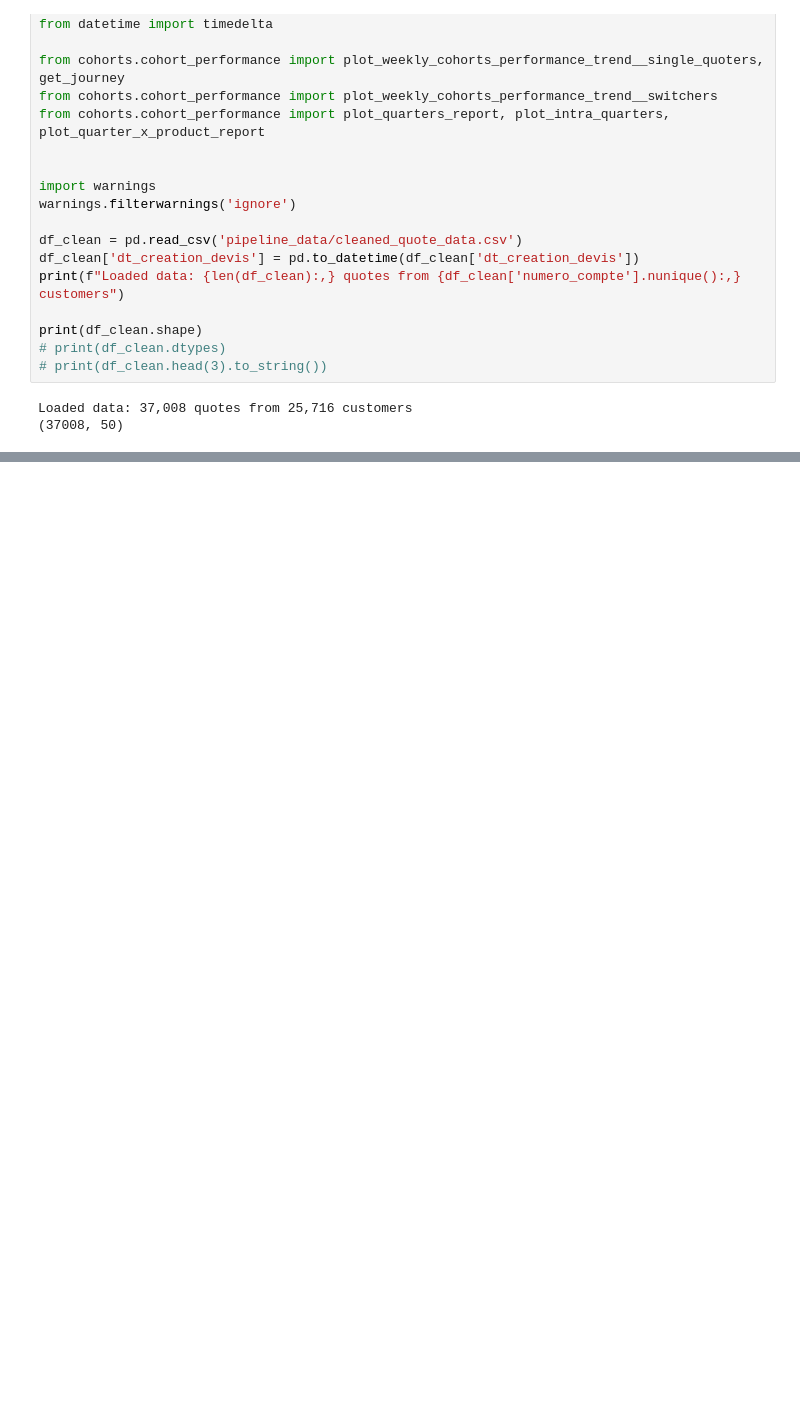
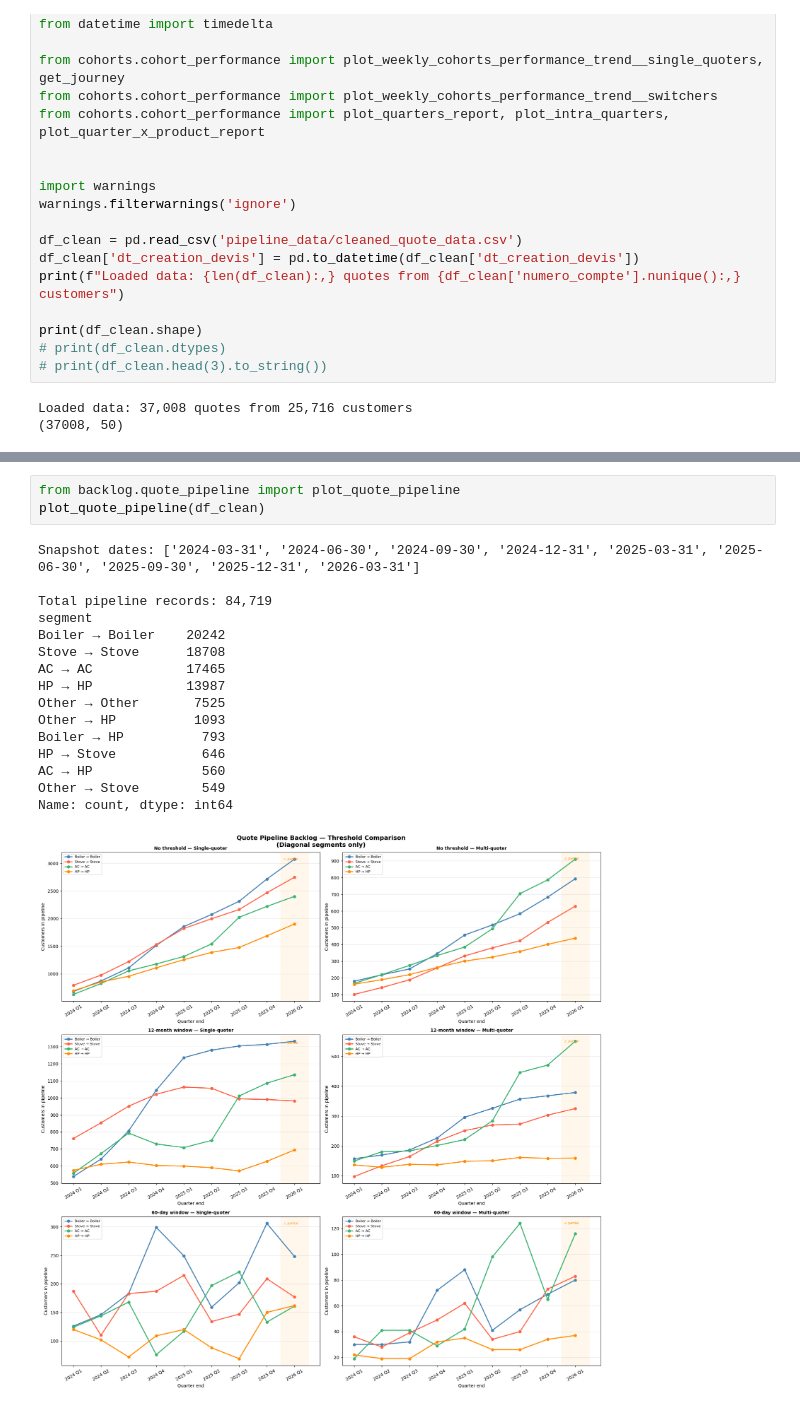
Before and after one commit to vslovik/report-france-hvac, a Jupyter notebook: quote_pipeline.ipynb, the cells around one changed output, grey strips where cells are left out. Saved outputs shown, nothing was run; the diff lists cells and outputs as text; blank space fills up the shorter version.

Commit message:
code clean up

```diff
--- a/quote_pipeline.ipynb
+++ b/quote_pipeline.ipynb
@@ -434,0 +27,20 @@ NameError: name 'snap_labels' is not defined
+# %%
+from backlog.quote_pipeline import plot_quote_pipeline
+plot_quote_pipeline(df_clean)
+# %% [output]
+Snapshot dates: ['2024-03-31', '2024-06-30', '2024-09-30', '2024-12-31', '2025-03-31', '2025-06-30', '2025-09-30', '2025-12-31', '2026-03-31']
+
+Total pipeline records: 84,719
+segment
+Boiler → Boiler    20242
+Stove → Stove      18708
+AC → AC            17465
+HP → HP            13987
+Other → Other       7525
+Other → HP          1093
+Boiler → HP          793
+HP → Stove           646
+AC → HP              560
+Other → Stove        549
+Name: count, dtype: int64
+[figure, added]
```
Also changed, not shown: parts of 8 cells of this notebook.
